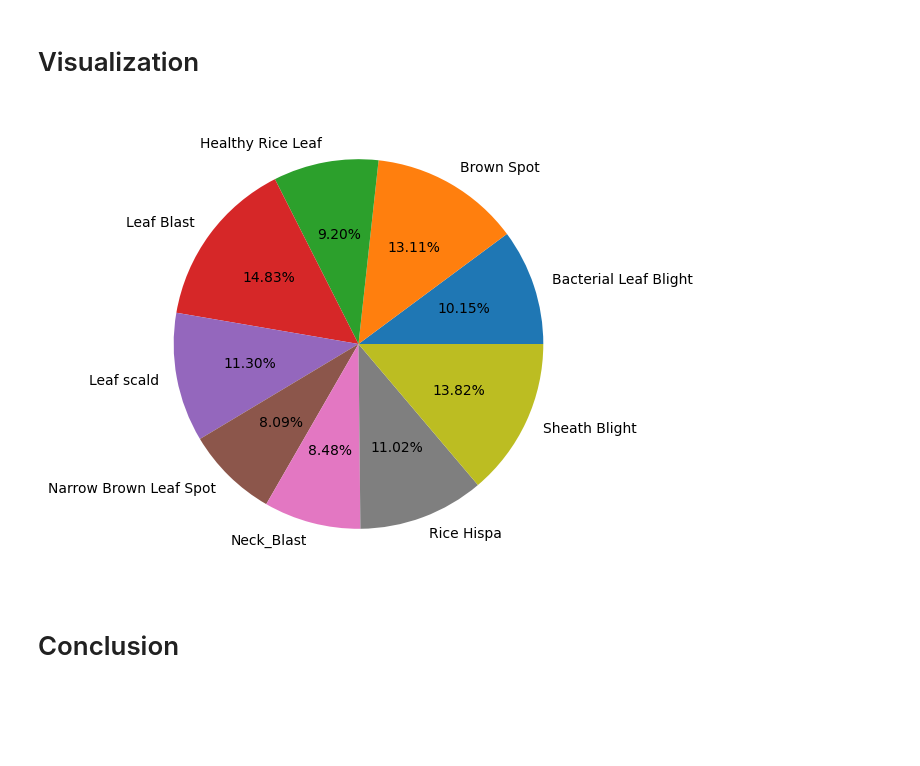
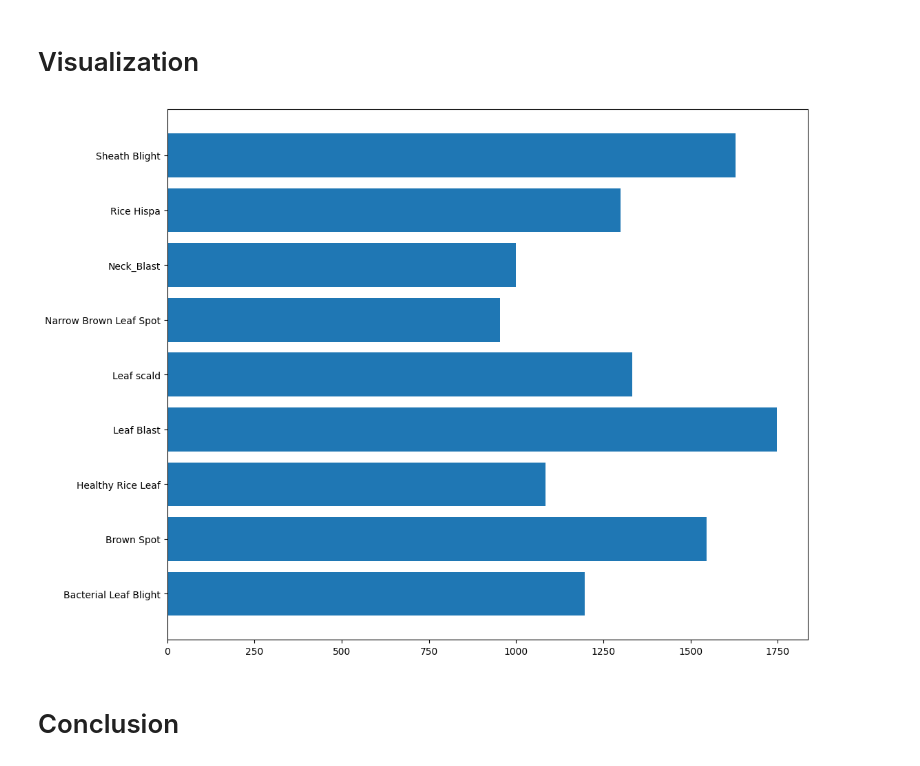
Before and after one commit to ElTheHuman/XAI-Rice-Leaf-Disease, a Jupyter notebook: notebooks/eda.ipynb, the cells around one changed output. Drawn from its saved outputs; the diff is of its cells as text; code cells hidden in the pictures; blank space fills up the shorter version.

Commit message:
Change EDA plot

```diff
--- a/notebooks/eda.ipynb
+++ b/notebooks/eda.ipynb
@@ -46,11 +46,14 @@ Total records for all classes: 11790
 # %%
 import matplotlib.pyplot as plt
 
-plt.figure(figsize=(6,6))
-plt.pie(num_records, labels=class_list, autopct='%1.2f%%')
+plt.figure(figsize=(12,10))
+# plt.rcParams.update({'font.size': 6.5})
+# plt.pie(num_records, labels=class_list, autopct='%1.2f%%')
+# plt.bar(class_list, num_records)
+plt.barh(class_list, width=num_records)
 plt.show()
 # %% [output]
-[figure, old version]
+[figure, new version]
 # %% [markdown]
 # Conclusion
 # %% [markdown]
```
